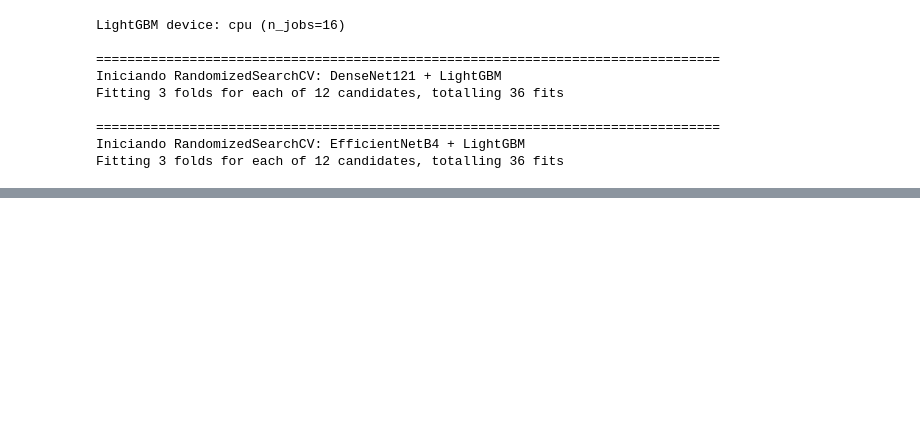
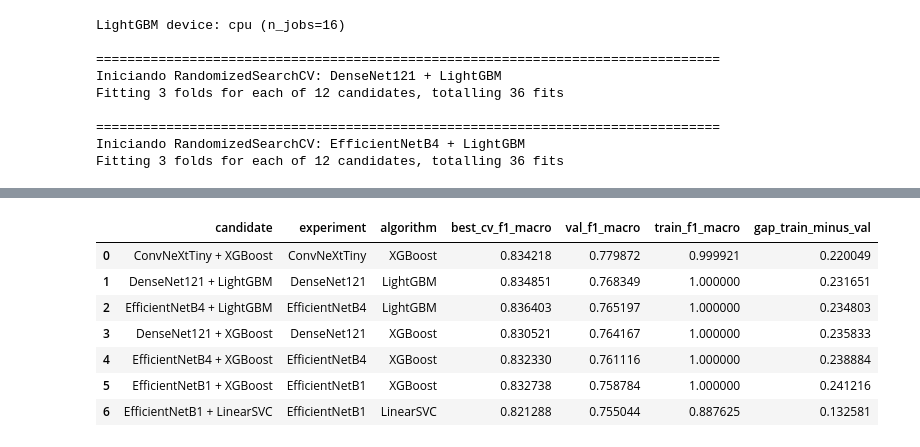
Before and after one commit to JesusAnaya/proyecto-integrador-equipo-21-mna, a Jupyter notebook: Avance4_Equipo21.ipynb, the cells around one changed output, grey strips where cells are left out. Drawn from its saved outputs; the diff is of its cells as text; code cells hidden in the pictures; blank space fills up the shorter version.

```diff
--- a/Avance4_Equipo21.ipynb
+++ b/Avance4_Equipo21.ipynb
@@ -1303,13 +1467,20 @@ Fitting 3 folds for each of 12 candidates, totalling 36 fits
 # %%
-# Consolidar resultados XGBoost ya existentes + nuevos resultados LightGBM.
-if "experiment_results" not in globals():
-    raise RuntimeError(
-        "No se encontró 'experiment_results' de XGBoost. Ejecuta primero la sección de XGBoost."
-    )
+# Consolidar resultados de los 7 candidatos (XGBoost × 4 backbones + LightGBM × 2 + LinearSVC × 1).
+# all_candidate_results contendrá: modelo entrenado, mejores HP, predicciones y scores.
+
+candidate_order = [
+    "DenseNet121 + XGBoost",
+    "EfficientNetB1 + XGBoost",
+    "EfficientNetB4 + XGBoost",
+    "ConvNeXtTiny + XGBoost",
+    "DenseNet121 + LightGBM",
+    "EfficientNetB4 + LightGBM",
+    "EfficientNetB1 + LinearSVC",
+]
 
 all_candidate_results: dict[str, dict[str, object]] = {}
 
-# 1) Candidatos existentes de XGBoost (2)
+# 1) Candidatos de XGBoost (4: DenseNet121, EfficientNetB1, EfficientNetB4, ConvNeXtTiny)
 for exp_name, res in experiment_results.items():
     candidate_name = f"{exp_name} + XGBoost"
     all_candidate_results[candidate_name] = {
@@ -1321,7 +1492,7 @@ for exp_name, res in experiment_results.items():
         "best_cv_score": float(res["best_cv_score"]),
     }
 
-# 2) Candidatos nuevos de LightGBM (2)
+# 2) Candidatos de LightGBM (2: DenseNet121, EfficientNetB4)
 for exp_name, search in lgbm_search_results.items():
     candidate_name = f"{exp_name} + LightGBM"
     all_candidate_results[candidate_name] = {
@@ -1333,16 +1504,51 @@ for exp_name, search in lgbm_search_results.items():
         "best_cv_score": float(search.best_score_),
     }
 
-# Evaluación de validación para los 4 candidatos
+# 3) Candidato de LinearSVC (1: EfficientNetB1)
+for exp_name, res in svc_results.items():
+    candidate_name = f"{exp_name} + LinearSVC"
+    all_candidate_results[candidate_name] = {
+        "experiment": exp_name,
+        "algorithm": "LinearSVC",
+        "search": res["search"],
+        "best_model": res["best_model"],
+        "best_params": res["best_params"],
+        "best_cv_score": float(res["best_cv_score"]),
+    }
+
+missing_candidates = [name for name in candidate_order if name not in all_candidate_results]
+if missing_candidates:
+    raise RuntimeError(
+        "Faltan candidatos esperados en la consolidación: " + ", ".join(missing_candidates)
+    )
+
+# Reordenar explícitamente para imprimir y graficar siempre los mismos 7 bloques.
+all_candidate_results = {name: all_candidate_results[name] for name in candidate_order}
+
+# Evaluación de validación para los 7 candidatos
 for candidate_name, res in all_candidate_results.items():
     exp_name = str(res["experiment"])
+    algo = str(res["algorithm"])
+
+    if exp_name not in feature_sets:
+        raise RuntimeError(
+            f"El experimento '{exp_name}' no está en feature_sets. Reejecuta extracción y búsquedas."
+        )
+
     X_val_local = feature_sets[exp_name]["X_val"]
     y_val_local = feature_sets[exp_name]["y_val"]
 
-    if res["algorithm"] == "LightGBM":
-        model_feature_names = list(res["best_model"].feature_name_)
+    if algo == "LightGBM":
+        model_feature_names = list(getattr(res["best_model"], "feature_name_", []))
+        if not model_feature_names:
+            n_features = feature_sets[exp_name]["X_train"].shape[1]
+            model_feature_names = [f"f{i}" for i in range(n_features)]
+
         X_val_local = _as_lgbm_frame(X_val_local, feature_names=model_feature_names)
-        X_train_eval_local = _as_lgbm_frame(feature_sets[exp_name]["X_train"], feature_names=model_feature_names)
+        X_train_eval_local = _as_lgbm_frame(
+            feature_sets[exp_name]["X_train"],
+            feature_names=model_feature_names,
+        )
     else:
         X_train_eval_local = feature_sets[exp_name]["X_train"]
 
@@ -1357,15 +1563,15 @@ for candidate_name, res in all_candidate_results.items():
         zero_division=0,
     )
 
-    res["y_val_pred"] = y_val_pred_local
+    res["y_val_pred"] = np.asarray(y_val_pred_local)
     res["val_f1_macro"] = float(val_f1_macro_local)
     res["train_f1_macro"] = float(train_f1_macro_local)
 
     print("\n" + "=" * 80)
-    print(f"Validation macro-F1 ({candidate_name})")
+    print(f"Macro-F1 en validación ({candidate_name})")
     print(f"Macro-F1: {val_f1_macro_local:.4f}")
 
-results_4_df = pd.DataFrame(
+results_df = pd.DataFrame(
     [
         {
             "candidate": candidate_name,
@@ -1378,24 +1584,28 @@ results_4_df = pd.DataFrame(
         }
         for candidate_name, res in all_candidate_results.items()
     ]
-).sort_values("val_f1_macro", ascending=False)
+)
 
-print("\nResumen comparativo (4 candidatos):")
-display(results_4_df)
+print("\nResumen comparativo (7 candidatos):")
+display(results_df)
 
-# Selección final: mejor macro-F1 de validación entre los 4 candidatos.
-best_candidate_name = str(results_4_df.iloc[0]["candidate"])
+results_ranked_df = results_df.sort_values("val_f1_macro", ascending=False).reset_index(drop=True)
+print("\nRanking por macro-F1 de validación:")
+display(results_ranked_df)
+
+# Selección final: mejor macro-F1 de validación entre los 7 candidatos.
+best_candidate_name = str(results_ranked_df.iloc[0]["candidate"])
 best_candidate = all_candidate_results[best_candidate_name]
-best_exp_name = str(best_candidate["experiment"])
 
 final_model = best_candidate["best_model"]
+best_exp_name = str(best_candidate["experiment"])
 X_train = feature_sets[best_exp_name]["X_train"]
 y_train = feature_sets[best_exp_name]["y_train"]
 X_val = feature_sets[best_exp_name]["X_val"]
 y_val = feature_sets[best_exp_name]["y_val"]
-y_pred = best_candidate["y_val_pred"]
+y_pred = np.asarray(best_candidate["y_val_pred"])
 
-print(f"Modelo final seleccionado para celdas siguientes: {best_candidate_name}")
+print(f"Modelo final seleccionado: {best_candidate_name}")
 # %% [output]
 ================================================================================
 Validation macro-F1 (DenseNet121 + XGBoost)
@@ -1422,0 +1636,8 @@ Modelo final seleccionado para celdas siguientes: DenseNet121 + LightGBM
+|  | candidate | experiment | algorithm | best_cv_f1_macro | val_f1_macro | train_f1_macro | gap_train_minus_val |
+| 0 | ConvNeXtTiny + XGBoost | ConvNeXtTiny | XGBoost | 0.834218 | 0.779872 | 0.999921 | 0.220049 |
+| 1 | DenseNet121 + LightGBM | DenseNet121 | LightGBM | 0.834851 | 0.768349 | 1.000000 | 0.231651 |
+| 2 | EfficientNetB4 + LightGBM | EfficientNetB4 | LightGBM | 0.836403 | 0.765197 | 1.000000 | 0.234803 |
+| 3 | DenseNet121 + XGBoost | DenseNet121 | XGBoost | 0.830521 | 0.764167 | 1.000000 | 0.235833 |
+| 4 | EfficientNetB4 + XGBoost | EfficientNetB4 | XGBoost | 0.832330 | 0.761116 | 1.000000 | 0.238884 |
+| 5 | EfficientNetB1 + XGBoost | EfficientNetB1 | XGBoost | 0.832738 | 0.758784 | 1.000000 | 0.241216 |
+| 6 | EfficientNetB1 + LinearSVC | EfficientNetB1 | LinearSVC | 0.821288 | 0.755044 | 0.887625 | 0.132581 |
```
Also changed, not shown: parts of 48 cells of this notebook.
